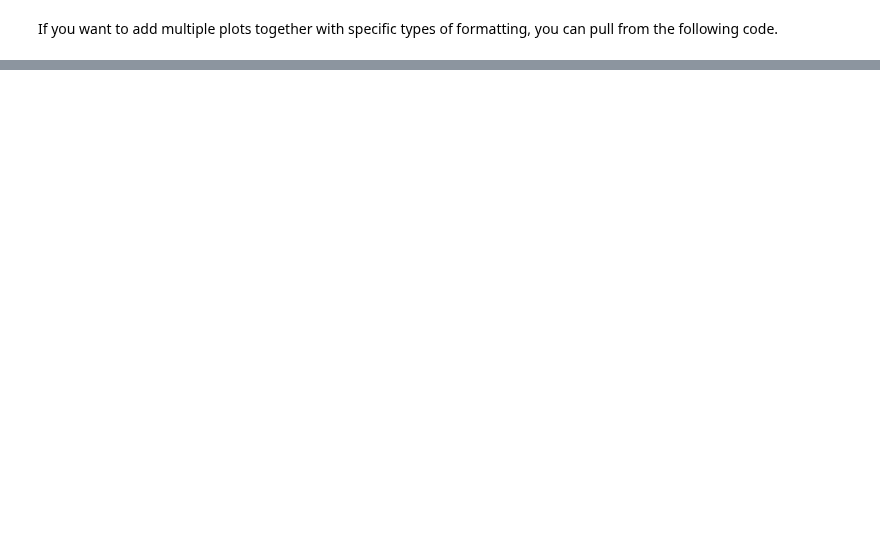
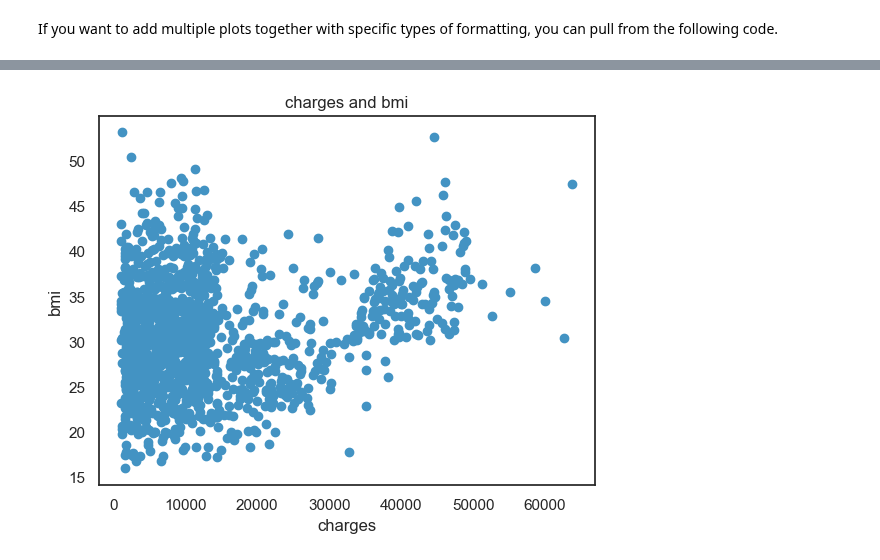
Before and after one commit to DanLightner/BUSA321, a Jupyter notebook: BUSA321/Chapter 2 - Categorical Visualizations.ipynb, the cells around one changed output, grey strips where cells are left out. Saved outputs shown, nothing was run; the diff lists cells and outputs as text; code cells hidden in the pictures; blank space fills up the shorter version.

```diff
--- a/BUSA321/Chapter 2 - Categorical Visualizations.ipynb
+++ b/BUSA321/Chapter 2 - Categorical Visualizations.ipynb
@@ -91,0 +114,8 @@ plt.show()
+# %%
+plt.scatter(df.charges, df.bmi)
+plt.title('charges and bmi')
+plt.xlabel('charges')
+plt.ylabel('bmi')
+plt.show() ##this removes the text when creating the plot
+# %% [output]
+[figure, added]
```
Also changed, not shown: parts of 4 cells of this notebook, 3 other files.
